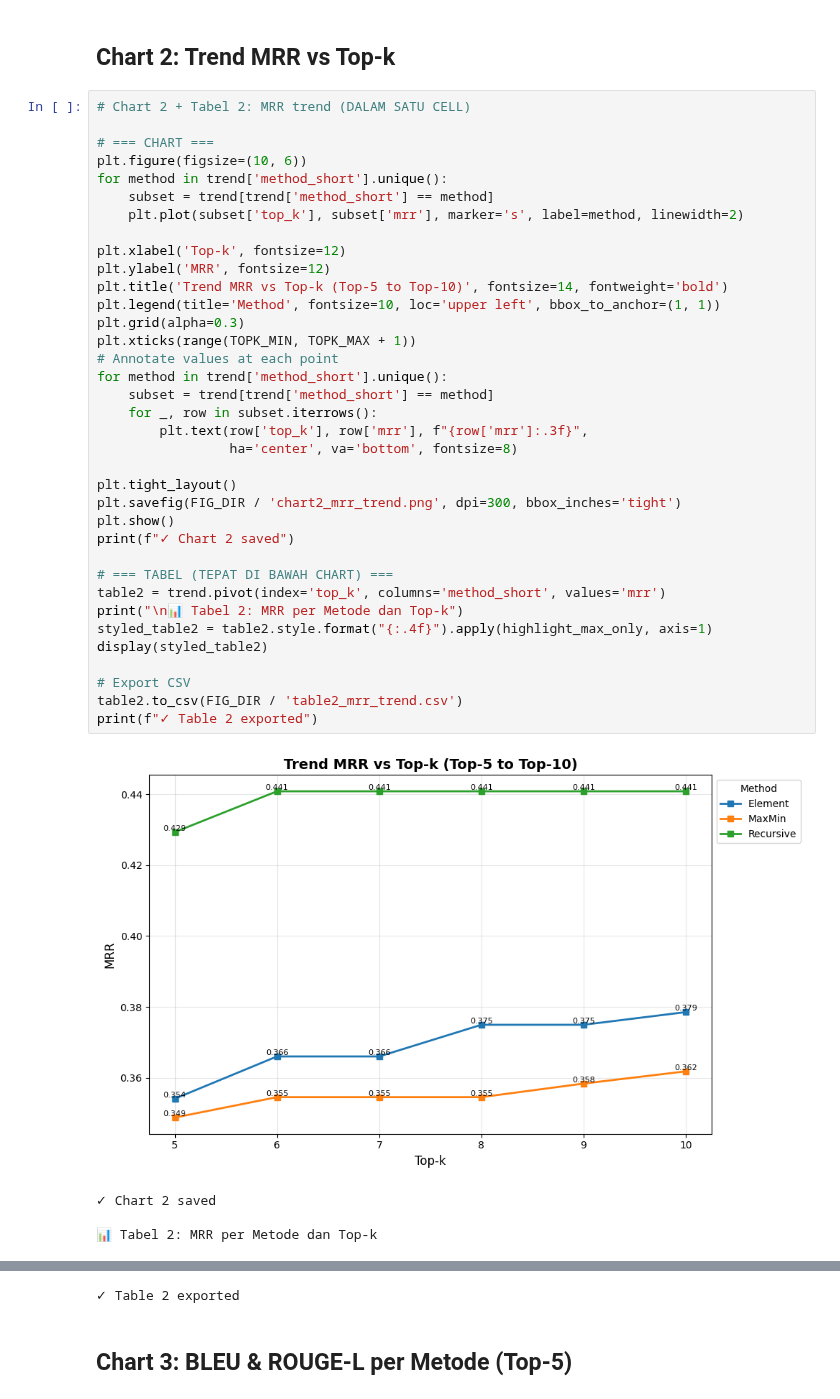
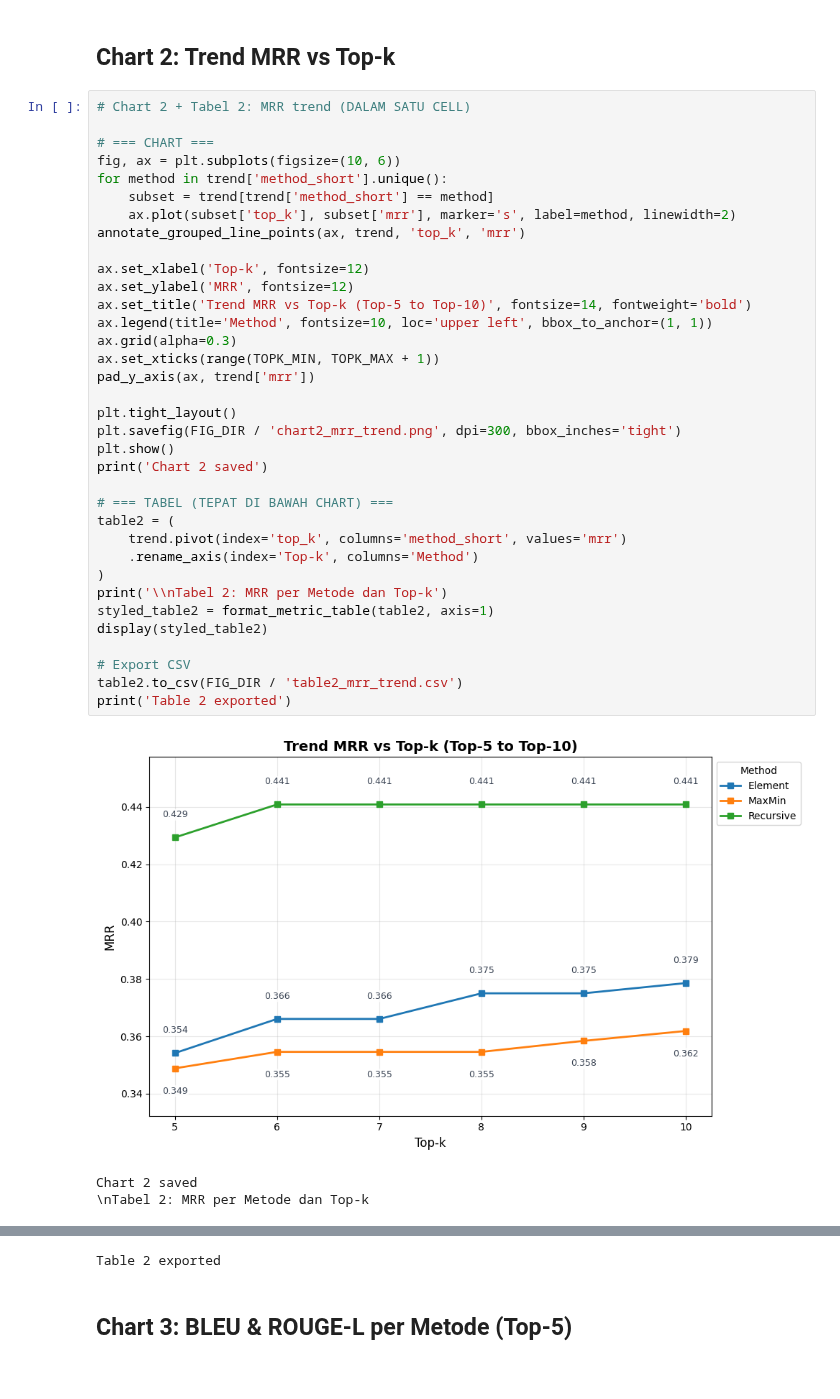
Before and after one commit to haikalthrq/rag-skripsi, a Jupyter notebook: notebooks/eval_visualization.ipynb, the cells around one changed output, grey strips where cells are left out. Cells and saved outputs as stored; diff of their text form.

```diff
--- a/notebooks/eval_visualization.ipynb
+++ b/notebooks/eval_visualization.ipynb
@@ -155,41 +255,39 @@ print(f"✓ Table 1 exported")
 # %%
 # Chart 2 + Tabel 2: MRR trend (DALAM SATU CELL)
 
 # === CHART ===
-plt.figure(figsize=(10, 6))
+fig, ax = plt.subplots(figsize=(10, 6))
 for method in trend['method_short'].unique():
     subset = trend[trend['method_short'] == method]
-    plt.plot(subset['top_k'], subset['mrr'], marker='s', label=method, linewidth=2)
+    ax.plot(subset['top_k'], subset['mrr'], marker='s', label=method, linewidth=2)
+annotate_grouped_line_points(ax, trend, 'top_k', 'mrr')
 
-plt.xlabel('Top-k', fontsize=12)
-plt.ylabel('MRR', fontsize=12)
-plt.title('Trend MRR vs Top-k (Top-5 to Top-10)', fontsize=14, fontweight='bold')
-plt.legend(title='Method', fontsize=10, loc='upper left', bbox_to_anchor=(1, 1))
-plt.grid(alpha=0.3)
-plt.xticks(range(TOPK_MIN, TOPK_MAX + 1))
-# Annotate values at each point
-for method in trend['method_short'].unique():
-    subset = trend[trend['method_short'] == method]
-    for _, row in subset.iterrows():
-        plt.text(row['top_k'], row['mrr'], f"{row['mrr']:.3f}",
-                 ha='center', va='bottom', fontsize=8)
+ax.set_xlabel('Top-k', fontsize=12)
+ax.set_ylabel('MRR', fontsize=12)
+ax.set_title('Trend MRR vs Top-k (Top-5 to Top-10)', fontsize=14, fontweight='bold')
+ax.legend(title='Method', fontsize=10, loc='upper left', bbox_to_anchor=(1, 1))
+ax.grid(alpha=0.3)
+ax.set_xticks(range(TOPK_MIN, TOPK_MAX + 1))
+pad_y_axis(ax, trend['mrr'])
 
 plt.tight_layout()
 plt.savefig(FIG_DIR / 'chart2_mrr_trend.png', dpi=300, bbox_inches='tight')
 plt.show()
-print(f"✓ Chart 2 saved")
+print('Chart 2 saved')
 
 # === TABEL (TEPAT DI BAWAH CHART) ===
-table2 = trend.pivot(index='top_k', columns='method_short', values='mrr')
-print("\n📊 Tabel 2: MRR per Metode dan Top-k")
-styled_table2 = table2.style.format("{:.4f}").apply(highlight_max_only, axis=1)
+table2 = (
+    trend.pivot(index='top_k', columns='method_short', values='mrr')
+    .rename_axis(index='Top-k', columns='Method')
+)
+print('\\nTabel 2: MRR per Metode dan Top-k')
+styled_table2 = format_metric_table(table2, axis=1)
 display(styled_table2)
 
 # Export CSV
 table2.to_csv(FIG_DIR / 'table2_mrr_trend.csv')
-print(f"✓ Table 2 exported")
+print('Table 2 exported')
 # %% [output]
-[figure, old version]
+[figure, new version]
-✓ Chart 2 saved
-
-📊 Tabel 2: MRR per Metode dan Top-k
+Chart 2 saved
+\nTabel 2: MRR per Metode dan Top-k
@@ -201,7 +299,7 @@ print(f"✓ Table 2 exported")
 | 8 | 0.3750 | 0.3546 | 0.4408 |
 | 9 | 0.3750 | 0.3584 | 0.4408 |
 | 10 | 0.3786 | 0.3619 | 0.4408 |
-✓ Table 2 exported
+Table 2 exported
 # %% [markdown]
 ## Chart 3: BLEU & ROUGE-L per Metode (Top-5)
 # %%
```
Also changed, not shown: parts of 7 cells of this notebook, 28 other files.
